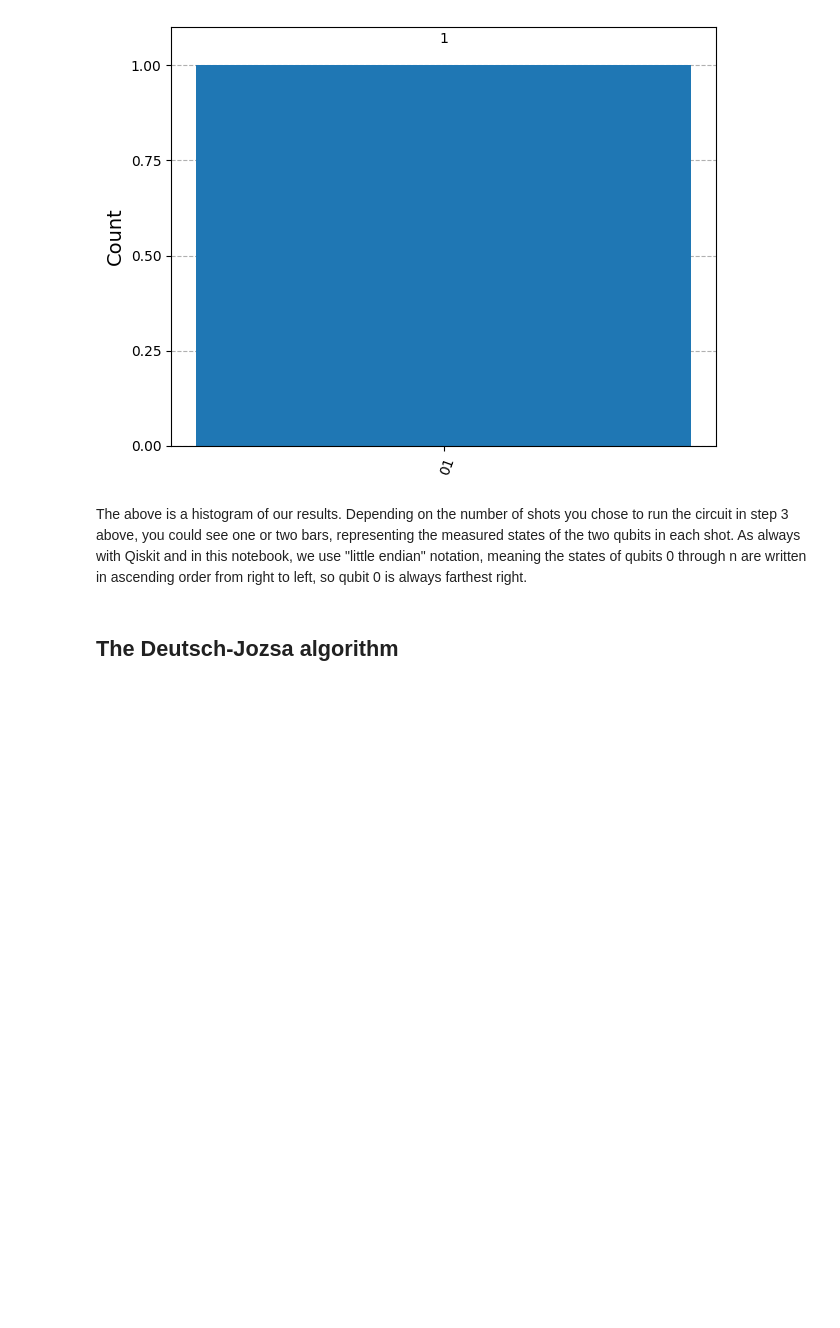
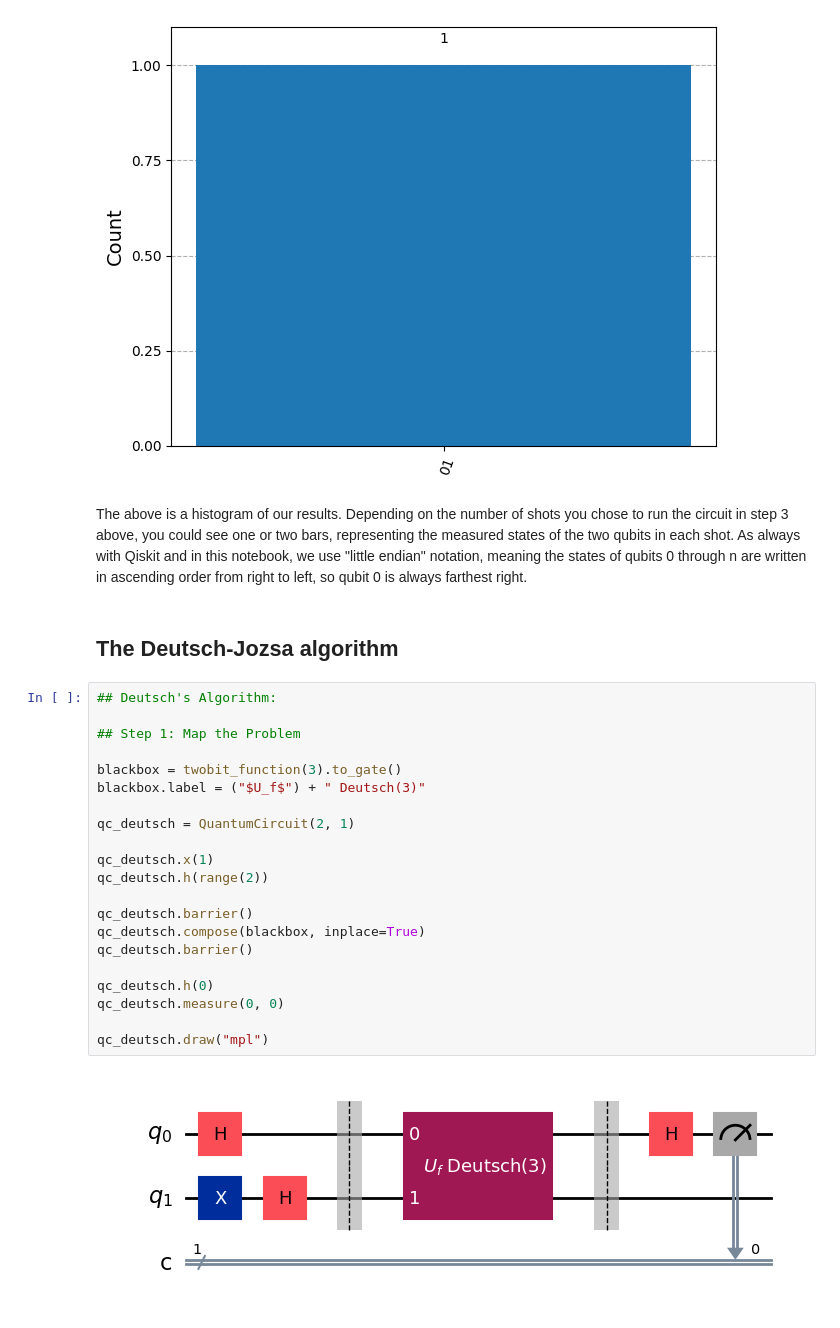
Before and after one commit to raopremrao/Learning-Qiskit-2, a Jupyter notebook: Qiskit in the Classroom/03_The Deutsch-Jozsa algorithm/The_Deutsch-Jozsa_Algorithm.ipynb, the cells around one changed output. Drawn from its saved outputs; the diff is of its cells as text; blank space fills up the shorter version.

Commit message:
Deutsch's Algorithm

```diff
--- a/Qiskit in the Classroom/03_The Deutsch-Jozsa algorithm/The_Deutsch-Jozsa_Algorithm.ipynb
+++ b/Qiskit in the Classroom/03_The Deutsch-Jozsa algorithm/The_Deutsch-Jozsa_Algorithm.ipynb
@@ -102,3 +102,26 @@ plot_histogram(counts)
 The above is a histogram of our results. Depending on the number of shots you chose to run the circuit in step 3 above, you could see one or two bars, representing the measured states of the two qubits in each shot. As always with Qiskit and in this notebook, we use "little endian" notation, meaning the states of qubits 0 through n are written in ascending order from right to left, so qubit 0 is always farthest right.
 # %% [markdown]
 ## The Deutsch-Jozsa algorithm
+# %%
+## Deutsch's Algorithm:
+
+## Step 1: Map the Problem
+
+blackbox = twobit_function(3).to_gate()
+blackbox.label = ("$U_f$") + " Deutsch(3)"
+
+qc_deutsch = QuantumCircuit(2, 1)
+
+qc_deutsch.x(1)
+qc_deutsch.h(range(2))
+
+qc_deutsch.barrier()
+qc_deutsch.compose(blackbox, inplace=True)
+qc_deutsch.barrier()
+
+qc_deutsch.h(0)
+qc_deutsch.measure(0, 0)
+
+qc_deutsch.draw("mpl")
+# %% [output]
+[figure, added]
```
Also changed, not shown: parts of 4 cells of this notebook.
